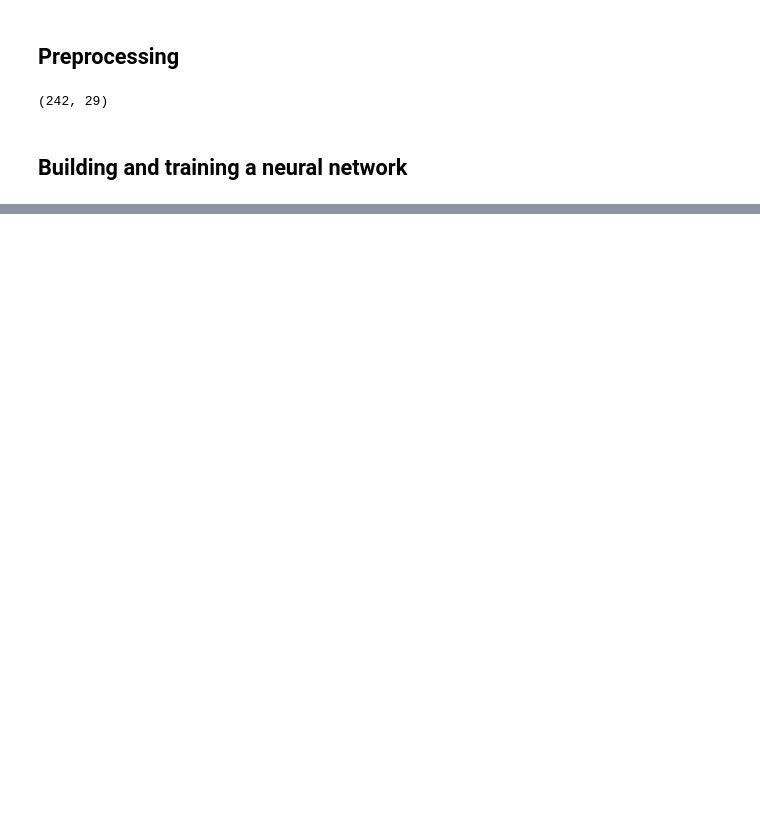
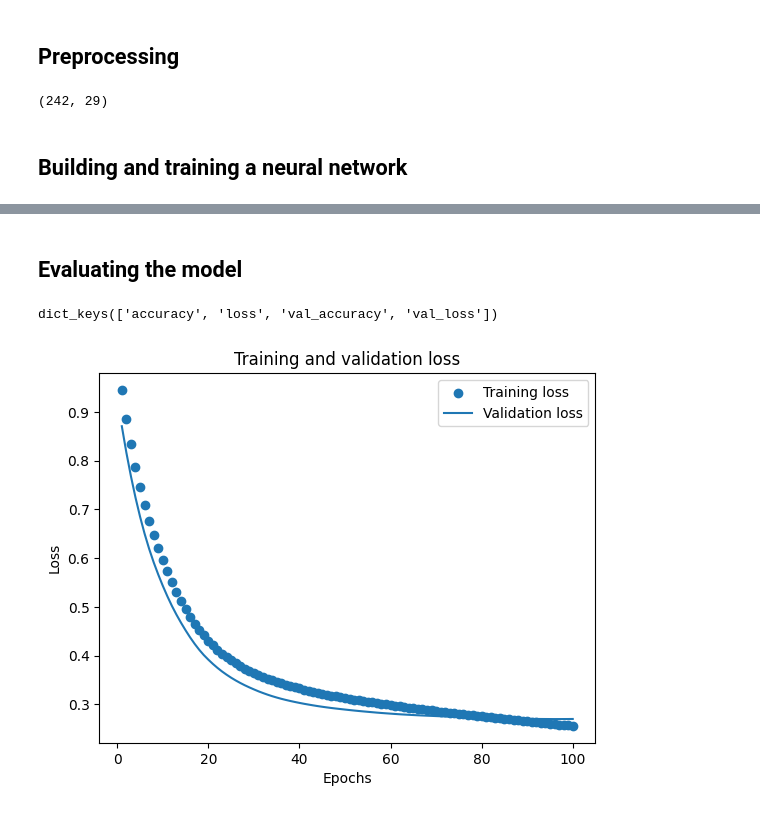
Before and after one commit to mikhail-mat/mit-ocw_hands-on-deep-learning, a Jupyter notebook: predicting_heart_disease_NN.ipynb, the cells around one changed output, grey strips where cells are left out. Saved outputs shown, nothing was run; the diff lists cells and outputs as text; code cells hidden in the pictures; blank space fills up the shorter version.

```diff
--- a/predicting_heart_disease_NN.ipynb
+++ b/predicting_heart_disease_NN.ipynb
@@ -94,0 +99,11 @@ Model: "functional"
+# %%
+model.compile(optimizer='adam',
+              loss='binary_crossentropy',
+              metrics=['accuracy'])
+# %%
+history = model.fit(X_train,
+          y_train,
+          epochs=100,
+          batch_size=32,
+          verbose=1,
+          validation_split=0.2)
@@ -94,0 +128,18 @@ Model: "functional"
+# %% [markdown]
+## Evaluating the model
+# %%
+history_dict = history.history
+history_dict.keys()
+# %% [output]
+dict_keys(['accuracy', 'loss', 'val_accuracy', 'val_loss'])
+# %%
+epochs = range(1, len(history_dict['loss'])+1)
+plt.scatter(epochs, history_dict['loss'], label='Training loss')
+plt.plot(epochs, history_dict['val_loss'], label='Validation loss')
+plt.title('Training and validation loss')
+plt.xlabel('Epochs')
+plt.ylabel('Loss')
+plt.legend()
+plt.show()
+# %% [output]
+[figure, added]
```
Also changed, not shown: parts of 7 cells of this notebook.
